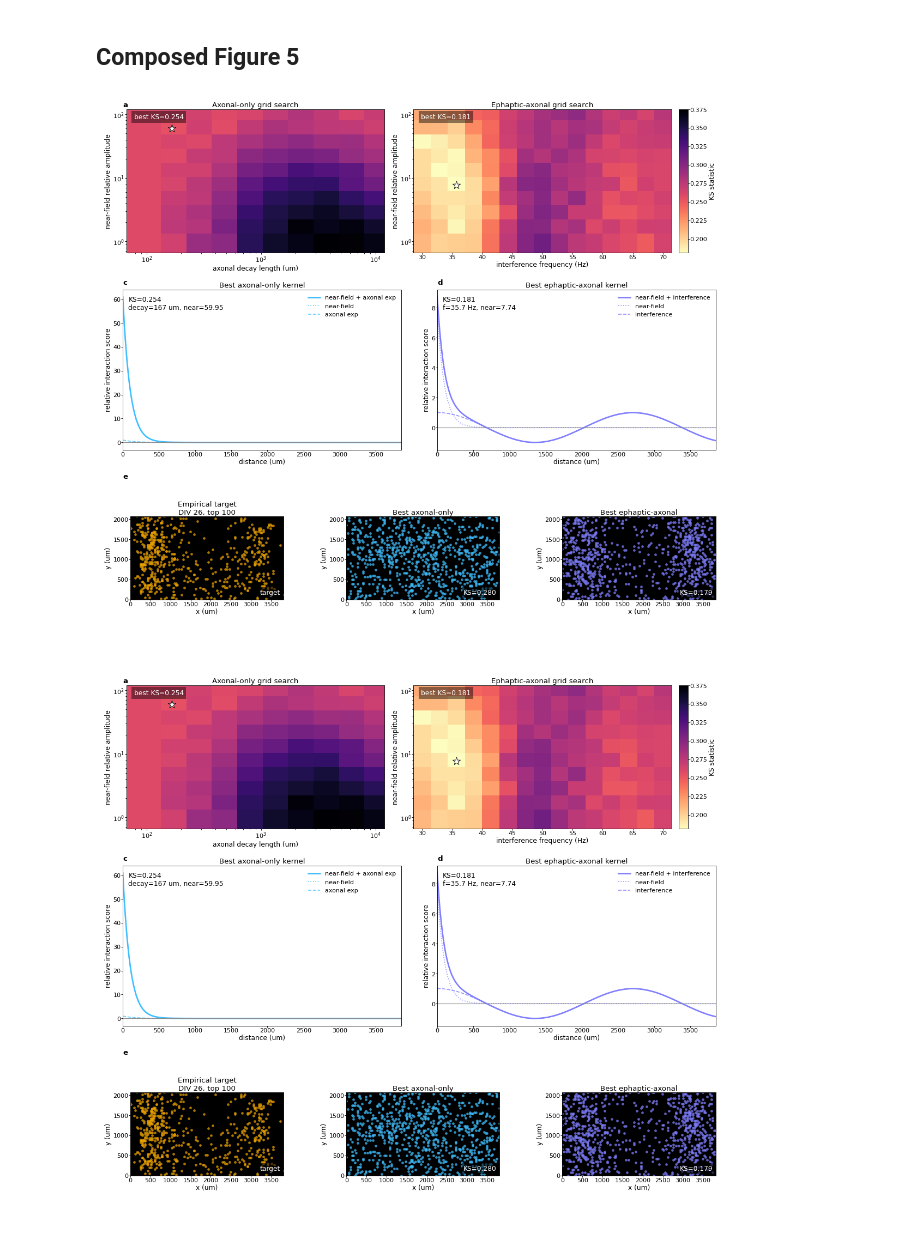
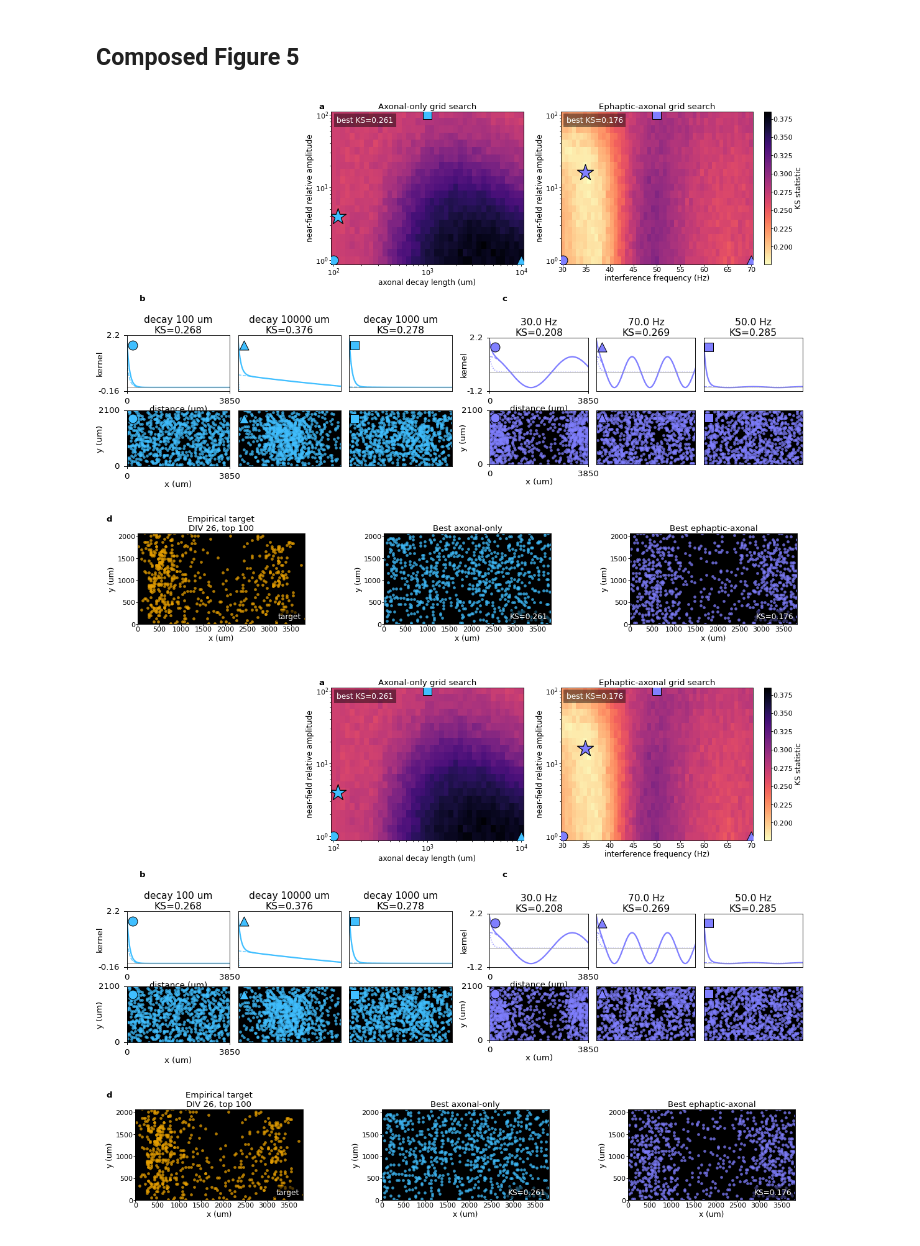
Before and after one commit to dlrebbin98/ephax, a Jupyter notebook: Notebooks/figure_5_generative_model_grid_search.ipynb, the cells around one changed output. Saved outputs shown, nothing was run; the diff lists cells and outputs as text; code cells hidden in the pictures.

Commit message:
Final figure prep

```diff
--- a/Notebooks/figure_5_generative_model_grid_search.ipynb
+++ b/Notebooks/figure_5_generative_model_grid_search.ipynb
@@ -62,15 +62,8 @@ EMPIRICAL_TOP_N = 100
 GRID_SEARCH_PROFILE = "screen"  # "screen" or "confirm"
 GRID_SEARCH_FORCE_RECOMPUTE = False
 GRID_SEARCH_RUN = True
-GRID_REPLICATES = 5
+GRID_REPLICATES = 10
 RANDOM_SEED = 0
-
-# Statistical model-comparison controls. These are result-only cached tables.
-STAT_BOOTSTRAP_REPS = 1000
-STAT_SHUFFLE_REPS = 1000
-STAT_SIMULATION_SEEDS = 20
-STAT_FORCE_RECOMPUTE = False
-STAT_RUN_SIMULATION_SEED_STABILITY = True
 
 # Shared simulation settings.
 SIMULATION_PLATING_LOSS_FRACTION = 0.70
@@ -82,9 +75,9 @@ V_EPH_M_S = 0.0833
 V_AX_M_S = 0.60
 
 # Grid axes. Keep these modest for first-pass screens; increase for confirmatory reruns.
-NEAR_FIELD_RELATIVE_AMPLITUDE_GRID = np.array([um for um in np.logspace(0, 2, 10)])
-AXONAL_DECAY_GRID_UM = np.array([um for um in np.logspace(2, 4, 10)])
-EPHAPTIC_FREQUENCY_GRID_HZ = np.array([hz for hz in np.linspace(30.0, 70.0, 15)])
+NEAR_FIELD_RELATIVE_AMPLITUDE_GRID = np.array([um for um in np.logspace(0, 2, 21)])
+AXONAL_DECAY_GRID_UM = np.array([um for um in np.logspace(2, 4, 41)])
+EPHAPTIC_FREQUENCY_GRID_HZ = np.array([hz for hz in np.linspace(30.0, 70.0, 51)])
 
 OUTPUT_DIR = repo_root / "outputs" / "figure5_generative_model_grid_search"
 TABLE_DIR = OUTPUT_DIR / "tables"
@@ -1073,36 +895,56 @@ plt.show()
 # %% [markdown]
 ## Composed Figure 5
 # %%
+def draw_axonal_sample_panel(data, axes, **options):
+    draw_model_sample_panel(data, axes, model="axonal_only")
+
+
+def draw_ephaptic_sample_panel(data, axes, **options):
+    draw_model_sample_panel(data, axes, model="ephaptic_axonal")
+
+
 fig5 = compose_figure(
-    figure(width="two_column", height=160, ncols=12),
+    figure(width="two_column", height=140, ncols=24, rows=[0.37, 0.43, 0.25]),
     [
         group(
             "a",
             label="a",
-            loc=(0, 0, 1, 12),
+            loc=(0, 7, 1, 17),
             ncols=2,
             shared_colorbar=True,
             children=[
                 panel("a_axonal", draw=draw_axonal_panel),
                 panel("a_ephaptic", draw=draw_ephaptic_panel),
             ],
         ),
-        panel("c", label="c", loc=(1, 0, 1, 6), draw=draw_axonal_kernel_panel),
-        panel("d", label="d", loc=(1, 6, 1, 6), draw=draw_ephaptic_kernel_panel),
         panel(
-            "e",
-            label="e",
-            loc=(2, 0, 1, 12),
+            "b",
+            label="b",
+            loc=(1, 1, 1, 11),
+            draw=draw_axonal_sample_panel,
+            axes_factory=model_sample_axes_factory,
+        ),
+        panel(
+            "c",
+            label="c",
+            loc=(1, 13, 1, 11),
+            draw=draw_ephaptic_sample_panel,
+            axes_factory=model_sample_axes_factory,
+        ),
+        panel(
+            "d",
+            label="d",
+            loc=(2, 0, 1, 24),
             draw=draw_layout_comparison_panel,
             data=best_layout_data,
             axes_factory=layout_comparison_axes_factory,
         ),
     ],
 )
 fig5.fig
 # %% [output]
-[figure, old version]
+[figure, new version]
-[figure, old version]
+[figure, new version]
 # %%
 def write_report_tables():
     methods = pd.DataFrame([
```
Also changed, not shown: parts of 12 cells of this notebook, 8 other files.
